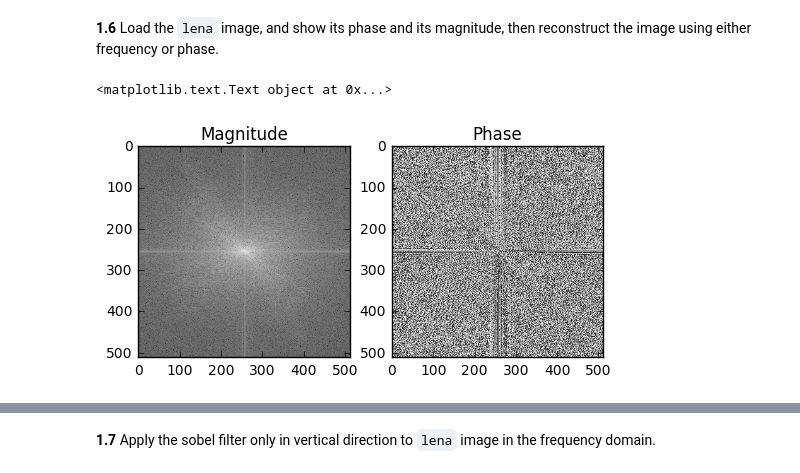
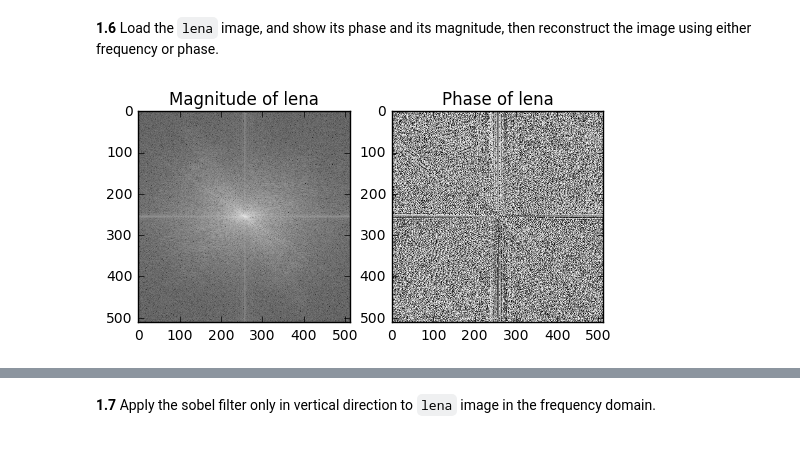
Before and after one commit to PamirGhimire/DSP-TP-1617, a Jupyter notebook: Lab5/python/Lab5.ipynb, the cells around one changed output, grey strips where cells are left out. Saved outputs shown, nothing was run; the diff lists cells and outputs as text; code cells hidden in the pictures.

Commit message:
reconstruction with const mag, phase complete, filtering remains

```diff
--- a/Lab5/python/Lab5.ipynb
+++ b/Lab5/python/Lab5.ipynb
@@ -252,17 +252,40 @@ plt.show()
 # %%
 lena_o = io.imread('/home/ghimire/Desktop/DSP-TP-1617/Lab5/images/lena-grey.bmp')
 lena = color.rgb2gray(lena_o)
 
 #Compute the DFT
-img_freq_lena = np.fft.fftshift(np.fft.fft2(lena))
+img_freq_lena = np.fft.fft2(lena)
+img_freq_lena_shift = np.fft.fftshift(img_freq_lena)
 
 # We can show the magnitude and the phase
 # Two subplots, the axes array is 1-d
 f, (ax1, ax2) = plt.subplots(1, 2)
-ax1.imshow(exposure.adjust_log(np.abs(img_freq_lena)), cmap = 'Greys_r')
-ax1.set_title('Magnitude')
-ax2.imshow(np.angle(img_freq_lena), cmap = 'Greys_r')
-ax2.set_title('Phase')
+ax1.imshow(exposure.adjust_log(np.abs(img_freq_lena_shift)), cmap = 'Greys_r')
+ax1.set_title('Magnitude of lena')
+ax2.imshow(np.angle(img_freq_lena_shift), cmap = 'Greys_r')
+ax2.set_title('Phase of lena')
+
+
+#reconstruction
+
+#with constant phase, original magnitude (constMag) and constant magnitude, original phase (constPhase)
+constPhase = np.pi/2
+constMag = 2
+
+m, n = np.shape(img_freq_lena)
+
+img_synfreq_mag_lena = img_freq_lena #constant phase image
+img_synfreq_ph_lena = img_freq_lena  #constant magnitude image
+
+for row in range(0,m):
+    for col in range(0,n):
+        mag = np.abs(img_freq_lena[row, col])
+        angle = np.angle(img_freq_lena[row, col])
+
+        img_synfreq_mag_lena[row,col] = mag*np.cos(constPhase) + mag*np.sin(constPhase)*1j
+        img_synfreq_ph_lena[row,col] = constMag*np.cos(angle) + constMag*np.sin(angle)*1j
+
+lena_recon_constphase = np.real(np.fft.ifft2(img_synfreq_mag_lena))
+lena_recon_constmag = np.real(np.fft.ifft2(img_synfreq_ph_lena))
 # %% [output]
-<matplotlib.text.Text object at 0x...>
-[figure, old version]
+[figure, new version]
```
Also changed, not shown: parts of 1 cell of this notebook.
